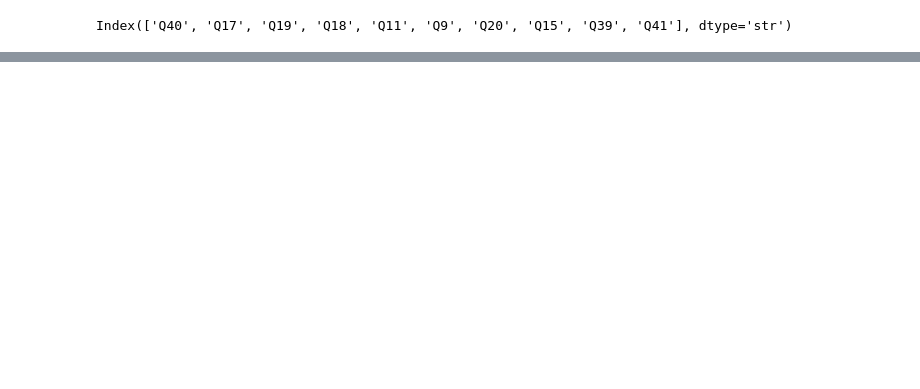
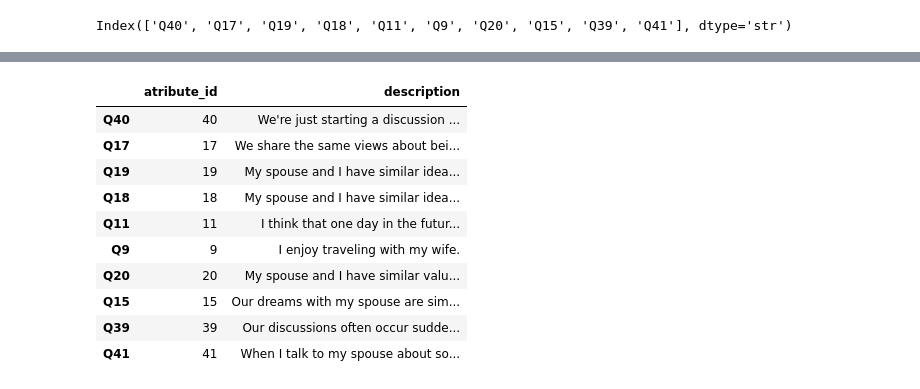
Before and after one commit to Vanhxinhgai/relationship-stability-analysis, a Jupyter notebook: relationship_stability.ipynb, the cells around one changed output, grey strips where cells are left out. Drawn from its saved outputs; the diff is of its cells as text; code cells hidden in the pictures; blank space fills up the shorter version.

```diff
--- a/relationship_stability.ipynb
+++ b/relationship_stability.ipynb
@@ -186,0 +186,16 @@ KeyError: 'attribute_id'
+# %%
+top_feature_descriptions = top_feature_descriptions.set_index("question_id").loc[top_feature_names]
+
+top_feature_descriptions
+# %% [output]
+|  | atribute_id | description |
+| Q40 | 40 | We're just starting a discussion ... |
+| Q17 | 17 | We share the same views about bei... |
+| Q19 | 19 | My spouse and I have similar idea... |
+| Q18 | 18 | My spouse and I have similar idea... |
+| Q11 | 11 | I think that one day in the futur... |
+| Q9 | 9 | I enjoy traveling with my wife. |
+| Q20 | 20 | My spouse and I have similar valu... |
+| Q15 | 15 | Our dreams with my spouse are sim... |
+| Q39 | 39 | Our discussions often occur sudde... |
+| Q41 | 41 | When I talk to my spouse about so... |
```
Also changed, not shown: parts of 9 cells of this notebook.
